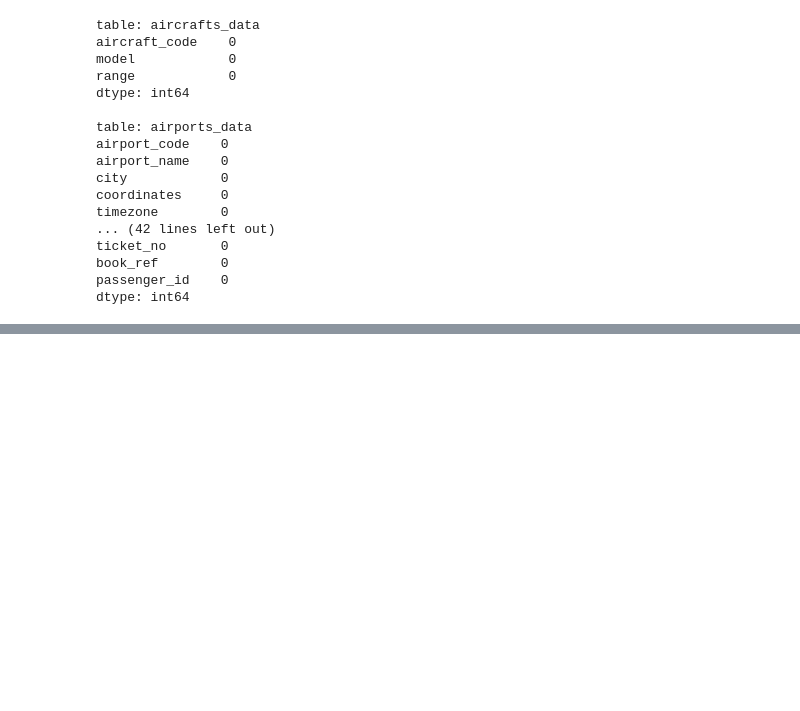
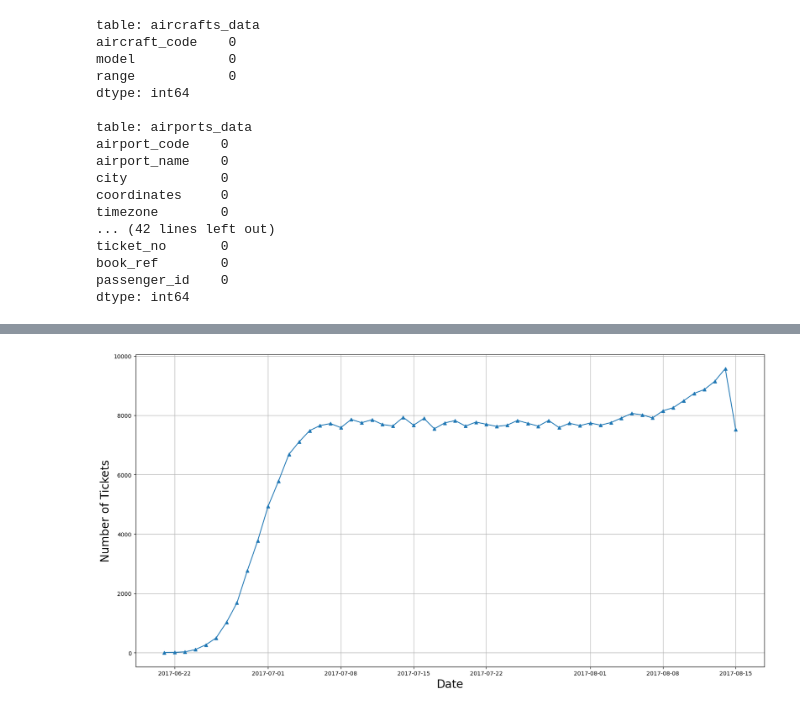
Before and after one commit to akakshat/Airline_Data_Analysis, a Jupyter notebook: airline_data_analysis.ipynb, the cells around one changed output, grey strips where cells are left out. Drawn from its saved outputs; the diff is of its cells as text; code cells hidden in the pictures; blank space fills up the shorter version.

```diff
--- a/airline_data_analysis.ipynb
+++ b/airline_data_analysis.ipynb
@@ -161,0 +180,7 @@ dtype: int64
+# %%
+tickets = pd.read_sql_query("""select * from tickets inner join bookings
+                            on tickets.book_ref = bookings.book_ref""", connection)
+
+tickets['book_date'] = pd.to_datetime(tickets['book_date'])
+tickets['date'] = tickets['book_date'].dt.date
+tickets
@@ -161,0 +211,10 @@ dtype: int64
+# %%
+x = tickets.groupby ('date')[['date']].count ()
+plt.figure(figsize = (20,10))
+plt.plot (x.index, x['date'], marker = '^')
+plt.xlabel ('Date', fontsize = 20)
+plt.ylabel('Number of Tickets', fontsize = 20)
+plt.grid('b')
+plt.show()
+# %% [output]
+[figure, added]
```
Also changed, not shown: parts of 19 cells of this notebook.
